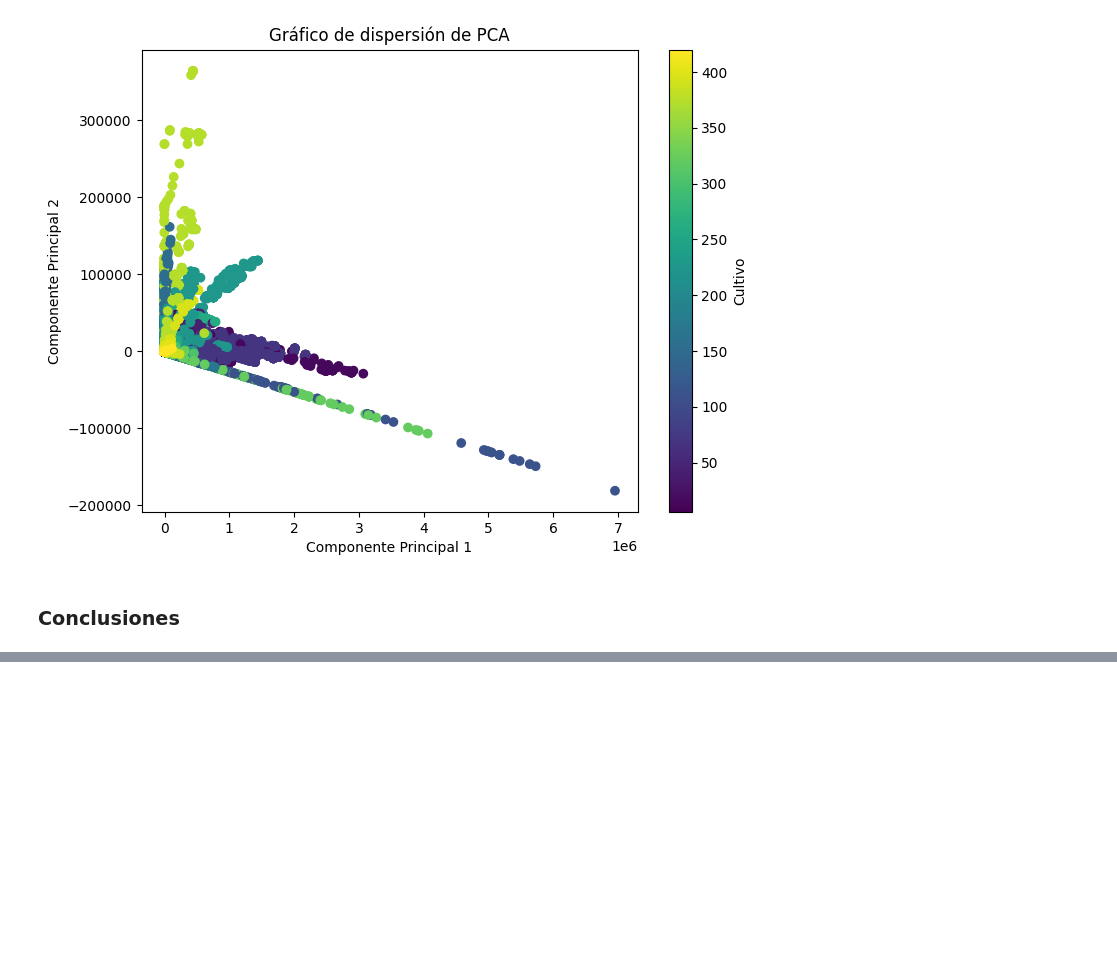
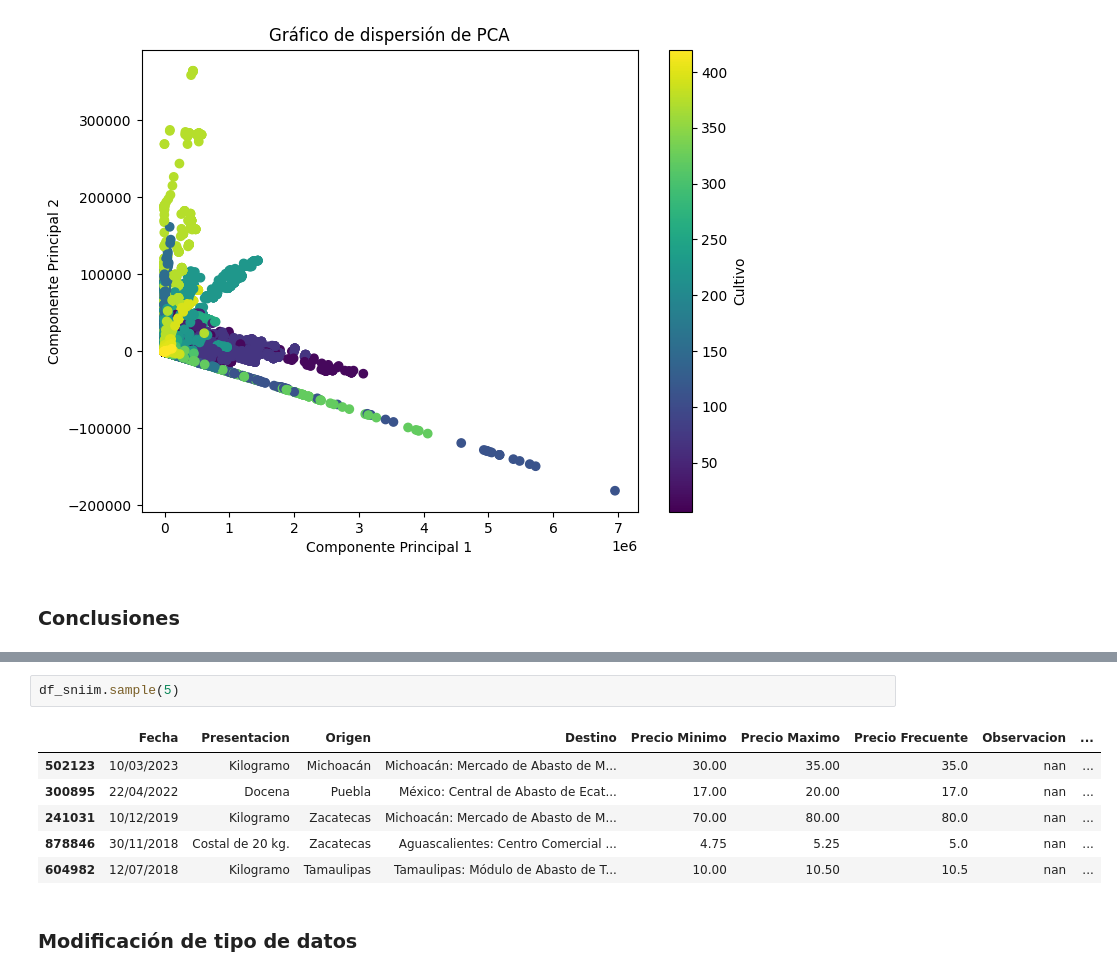
Before and after one commit to josemal98/Proyecto_Ing_Caract, a Jupyter notebook: Segunda_parte/PCA.ipynb, the cells around one changed output, grey strips where cells are left out. Saved outputs shown, nothing was run; the diff lists cells and outputs as text; blank space fills up the shorter version.

```diff
--- a/Segunda_parte/PCA.ipynb
+++ b/Segunda_parte/PCA.ipynb
@@ -209,0 +231,11 @@ La visualización gráfica revela patrones, aunque su interpretación requerirí
+# %%
+df_sniim.sample(5)
+# %% [output]
+|  | Fecha | Presentacion | Origen | Destino | Precio Minimo | Precio Maximo | Precio Frecuente | Observacion | ... |
+| 502123 | 10/03/2023 | Kilogramo | Michoacán | Michoacán: Mercado de Abasto de M... | 30.00 | 35.00 | 35.0 | nan | ... |
+| 300895 | 22/04/2022 | Docena | Puebla | México: Central de Abasto de Ecat... | 17.00 | 20.00 | 17.0 | nan | ... |
+| 241031 | 10/12/2019 | Kilogramo | Zacatecas | Michoacán: Mercado de Abasto de M... | 70.00 | 80.00 | 80.0 | nan | ... |
+| 878846 | 30/11/2018 | Costal de 20 kg. | Zacatecas | Aguascalientes: Centro Comercial ... | 4.75 | 5.25 | 5.0 | nan | ... |
+| 604982 | 12/07/2018 | Kilogramo | Tamaulipas | Tamaulipas: Módulo de Abasto de T... | 10.00 | 10.50 | 10.5 | nan | ... |
+# %% [markdown]
+### Modificación de tipo de datos
```
Also changed, not shown: parts of 17 cells of this notebook.
